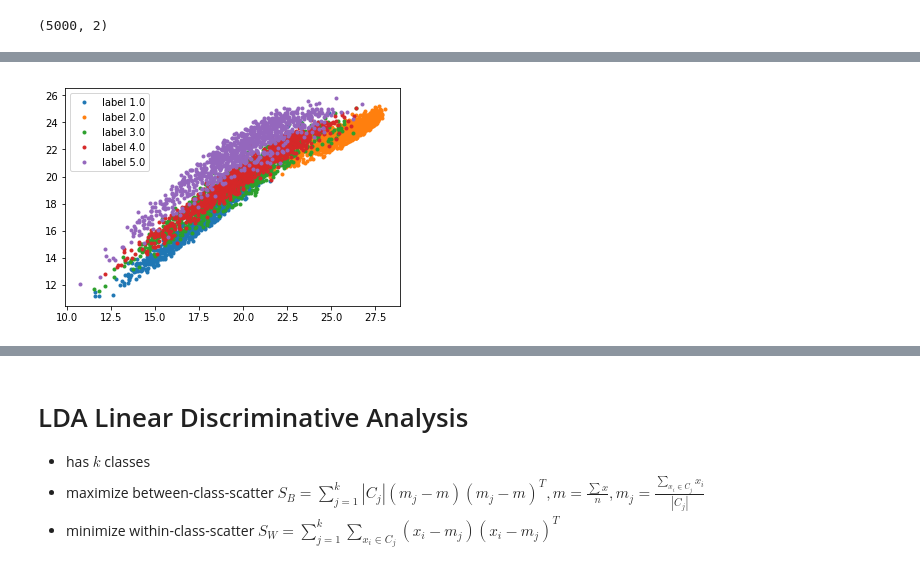
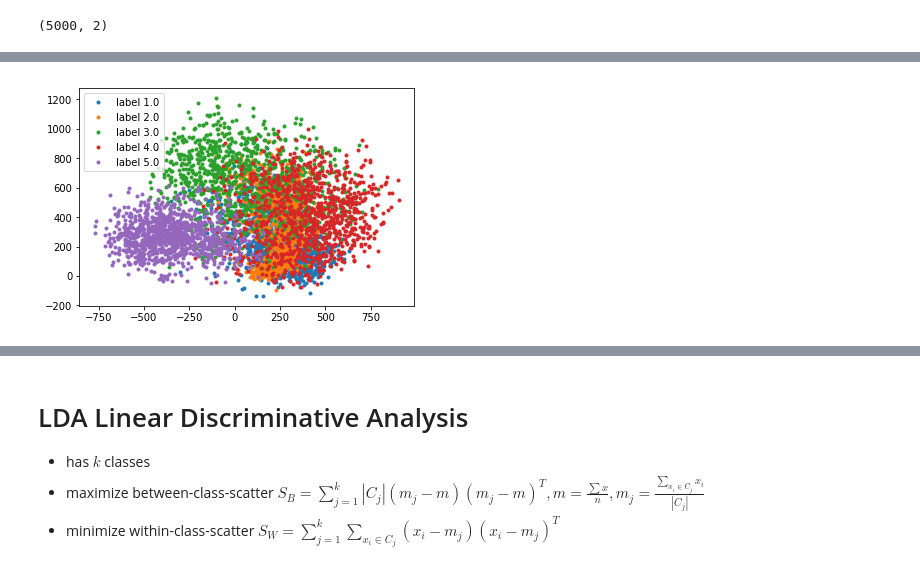
Before and after one commit to csielee/2018ML, a Jupyter notebook: HW7/HW7.ipynb, the cells around one changed output, grey strips where cells are left out. Saved outputs shown, nothing was run; the diff lists cells and outputs as text; code cells hidden in the pictures.

Commit message:
Replace eig and Use sklearn be ref ans
replace eig by eigh to solve complex number problem.
verify the result by sklearn

```diff
--- a/HW7/HW7.ipynb
+++ b/HW7/HW7.ipynb
@@ -79,12 +83,12 @@ def PCA(datas, k, kernel=None):
     else:
         S = covariance(datas.T, datas.T)
 
-    value, vector = np.linalg.eig(S)
+    value, vector = np.linalg.eigh(S)
 
-    max_idxs = np.flip(np.argsort(np.abs(value)))
+    max_idxs = np.flip(np.argsort(value))
     W = np.concatenate([
-        np.abs(vector[:, max_idxs[i]])[:,None]
-        for i in range(k)
+        vector[:, max_idxs[i]][:,None]
+        for i in range(1,k+1)
     ], axis=1)
 
     return np.matmul(datas, W), W
@@ -132,6 +136,6 @@ kPCA_space, kPCA_w = PCA(train_data, 2, kernel=LinearKernel())
 # %%
 kPCA_space2, kPCA_w2 = PCA(train_data, 2, kernel=RBFKernel(1/100))
 # %%
-showCluster(kPCA_space2, train_label)
+showCluster(kPCA_space, train_label)
 # %% [output]
-[figure, old version]
+[figure, new version]
```
Also changed, not shown: parts of 34 cells of this notebook.
